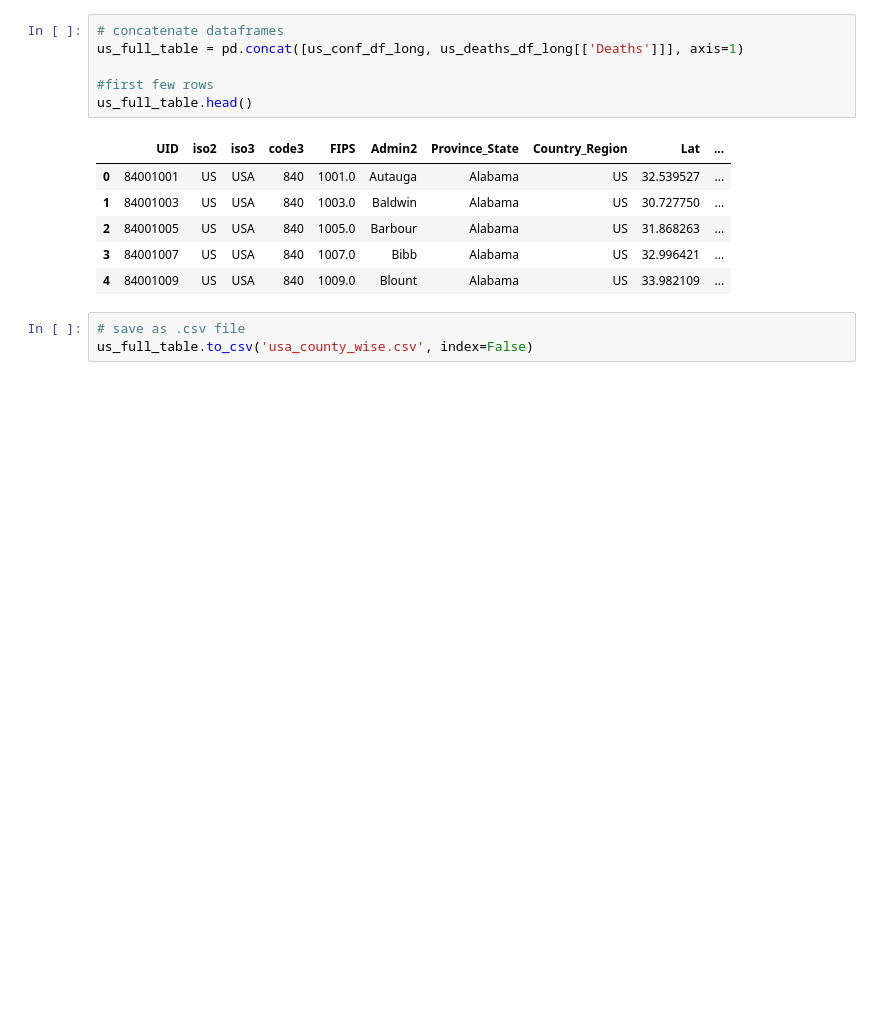
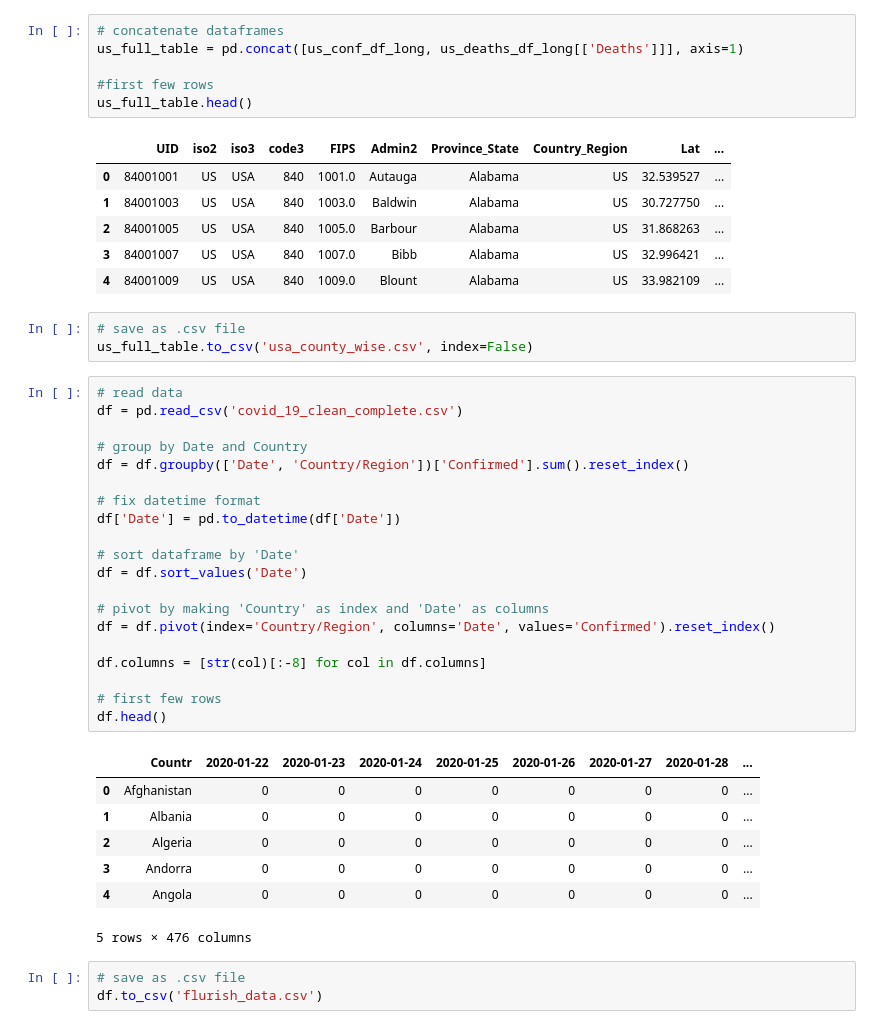
Before and after one commit to arai2878/Hello-World, a Jupyter notebook: covid_19_jhu_data_web_scrap_and_cleaning_data_cleaning.ipynb, the cells around one changed output. Drawn from its saved outputs; the diff is of its cells as text; blank space fills up the shorter version.

```diff
--- a/covid_19_jhu_data_web_scrap_and_cleaning_data_cleaning.ipynb
+++ b/covid_19_jhu_data_web_scrap_and_cleaning_data_cleaning.ipynb
@@ -570,3 +570,34 @@ us_full_table.head()
 # %%
 # save as .csv file
 us_full_table.to_csv('usa_county_wise.csv', index=False)
+# %%
+# read data
+df = pd.read_csv('covid_19_clean_complete.csv')
+
+# group by Date and Country
+df = df.groupby(['Date', 'Country/Region'])['Confirmed'].sum().reset_index()
+
+# fix datetime format
+df['Date'] = pd.to_datetime(df['Date'])
+
+# sort dataframe by 'Date'
+df = df.sort_values('Date')
+
+# pivot by making 'Country' as index and 'Date' as columns
+df = df.pivot(index='Country/Region', columns='Date', values='Confirmed').reset_index()
+
+df.columns = [str(col)[:-8] for col in df.columns]
+
+# first few rows
+df.head()
+# %% [output]
+|  | Countr | 2020-01-22 | 2020-01-23 | 2020-01-24 | 2020-01-25 | 2020-01-26 | 2020-01-27 | 2020-01-28 | ... |
+| 0 | Afghanistan | 0 | 0 | 0 | 0 | 0 | 0 | 0 | ... |
+| 1 | Albania | 0 | 0 | 0 | 0 | 0 | 0 | 0 | ... |
+| 2 | Algeria | 0 | 0 | 0 | 0 | 0 | 0 | 0 | ... |
+| 3 | Andorra | 0 | 0 | 0 | 0 | 0 | 0 | 0 | ... |
+| 4 | Angola | 0 | 0 | 0 | 0 | 0 | 0 | 0 | ... |
+5 rows × 476 columns
+# %%
+# save as .csv file
+df.to_csv('flurish_data.csv')
```
